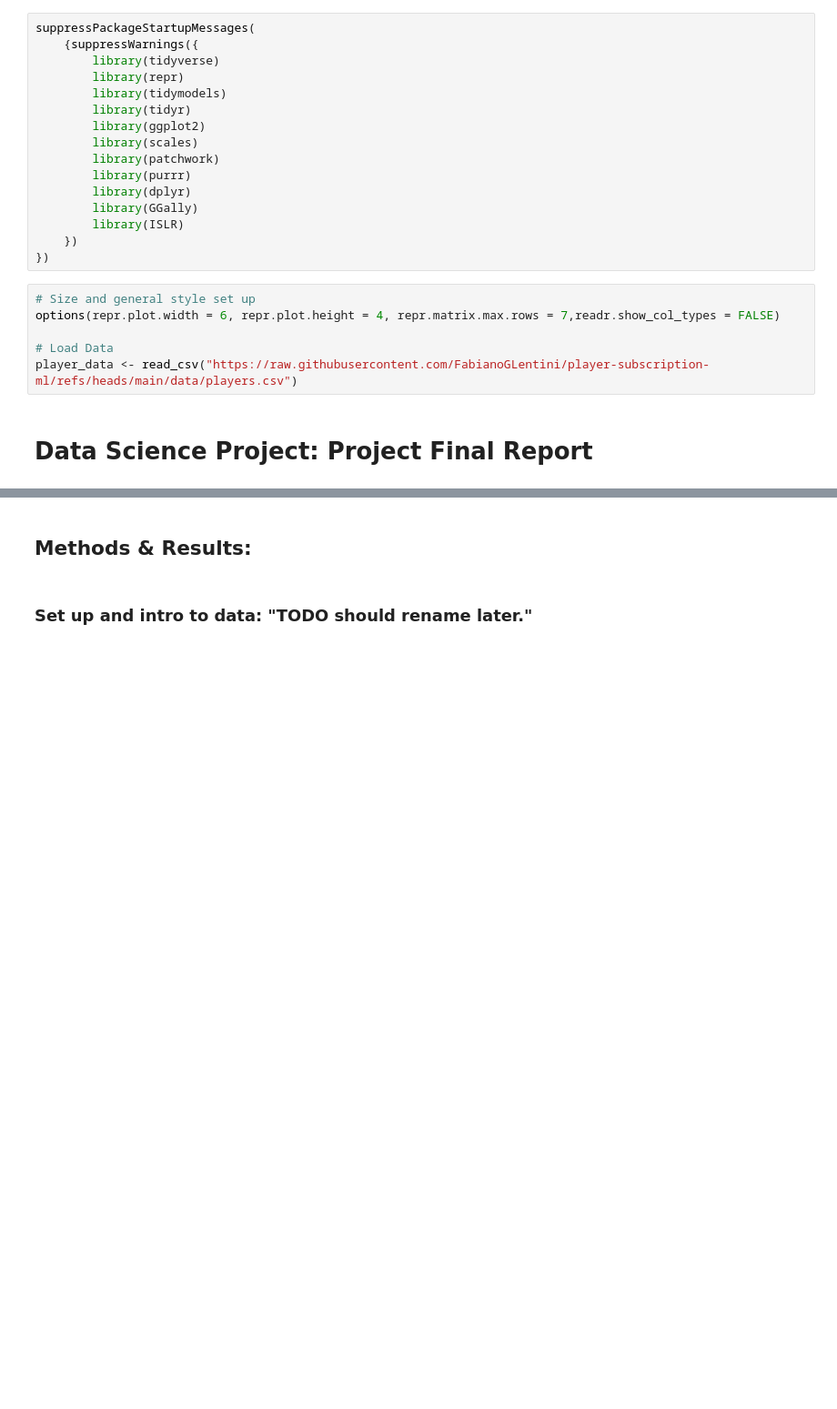
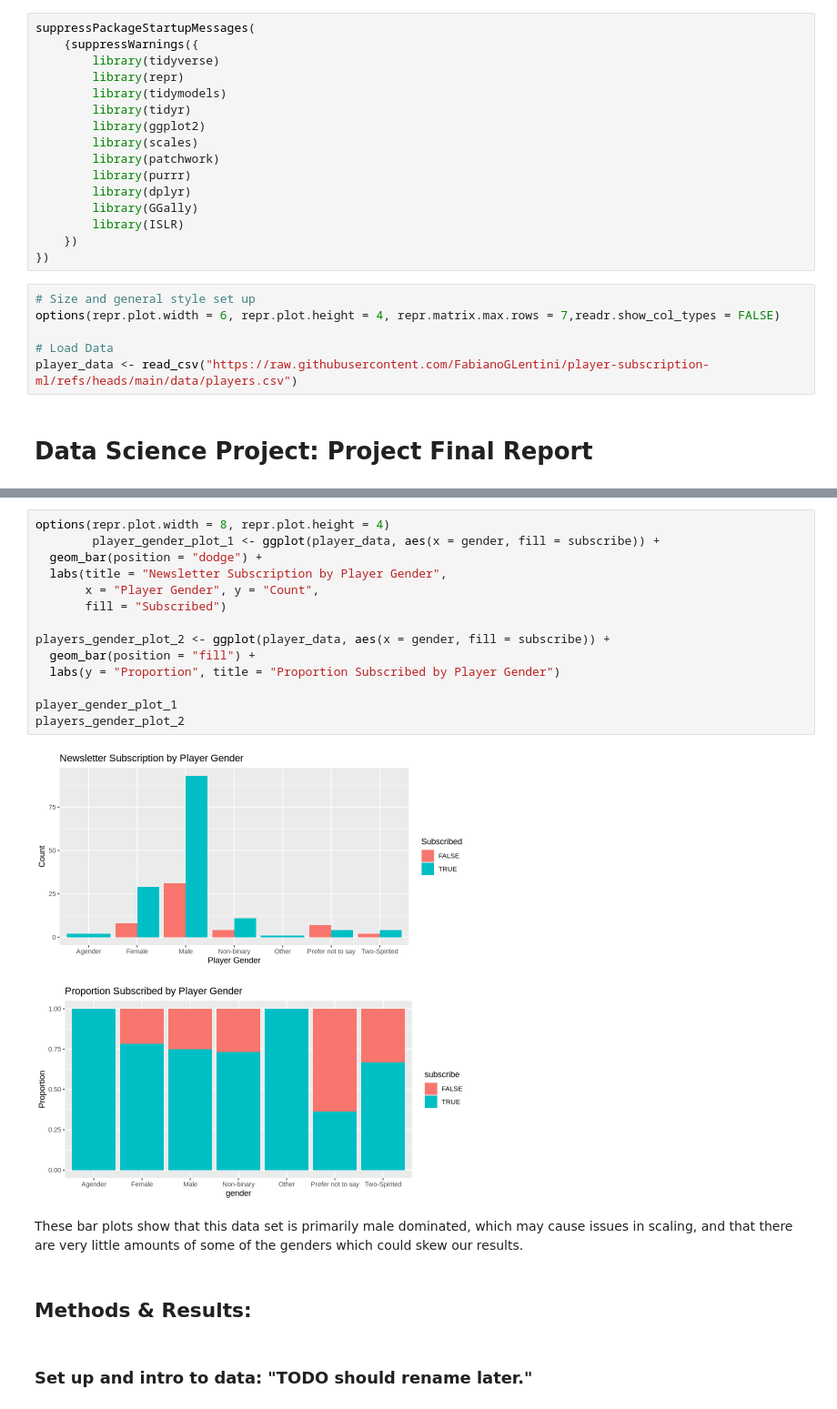
Before and after one commit to FabianoGLentini/player-subscription-ml, a Jupyter notebook: Project_Report.ipynb, the cells around one changed output, grey strips where cells are left out. Shown at 91% size. Cells and saved outputs as stored; diff of their text form; blank space fills up the shorter version.

Commit message:
Fixed intro & added graphs of raw data

```diff
--- a/Project_Report.ipynb
+++ b/Project_Report.ipynb
@@ -52,3 +52,22 @@ A potential issue with this data under the `played_hours` variable, we can see t
+# %%
+options(repr.plot.width = 8, repr.plot.height = 4)
+        player_gender_plot_1 <- ggplot(player_data, aes(x = gender, fill = subscribe)) +
+  geom_bar(position = "dodge") +
+  labs(title = "Newsletter Subscription by Player Gender",
+       x = "Player Gender", y = "Count",
+       fill = "Subscribed")
+
+players_gender_plot_2 <- ggplot(player_data, aes(x = gender, fill = subscribe)) +
+  geom_bar(position = "fill") +
+  labs(y = "Proportion", title = "Proportion Subscribed by Player Gender")
+
+player_gender_plot_1
+players_gender_plot_2
+# %% [output]
+[figure, added]
+[figure, added]
+# %% [markdown]
+These bar plots show that this data set is primarily male dominated, which may cause issues in scaling, and that there are very little amounts of some of the genders which could skew our results.
 # %% [markdown]
 ## Methods & Results:
 # %% [markdown]
```
Also changed, not shown: parts of 1 cell of this notebook.
